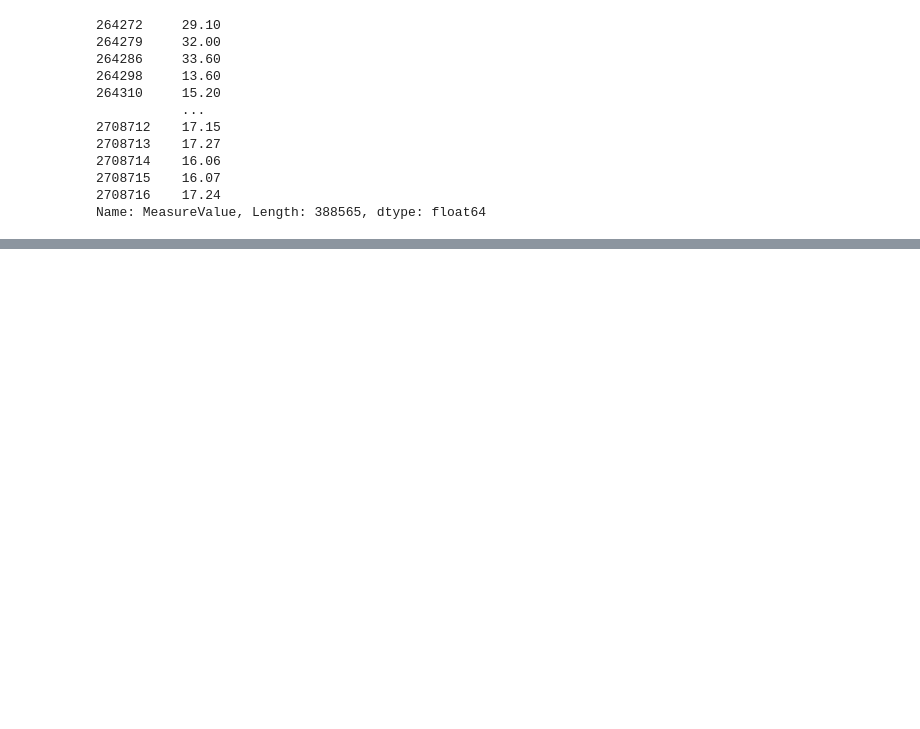
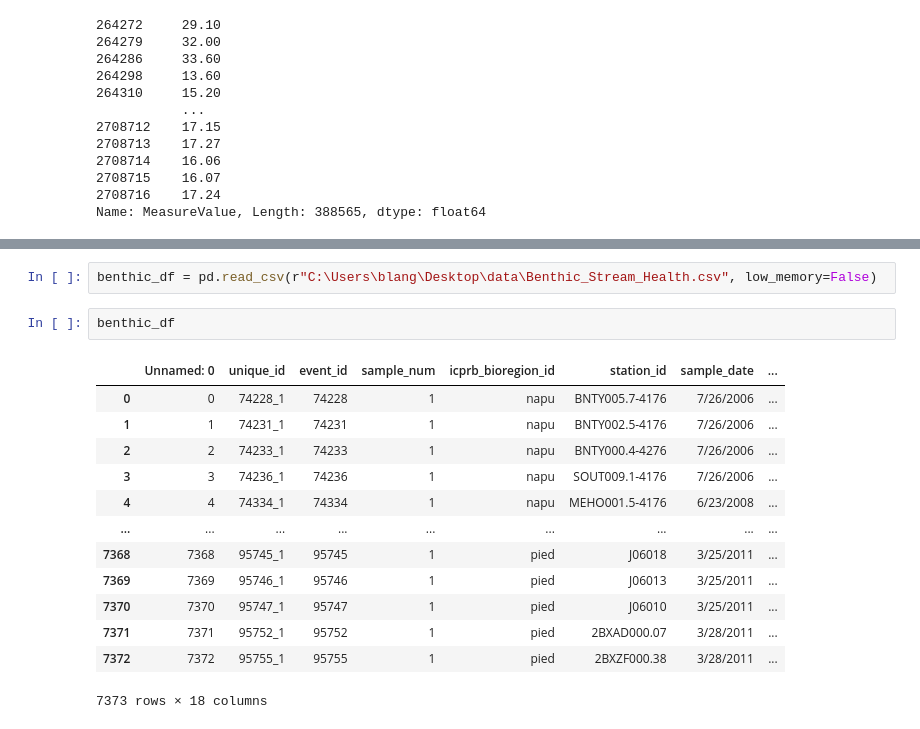
Before and after one commit to Bryan-Lange/Hack-the-Bay-Project, a Jupyter notebook: notebooks/dataload.ipynb, the cells around one changed output, grey strips where cells are left out. Saved outputs shown, nothing was run; the diff lists cells and outputs as text; blank space fills up the shorter version.

```diff
--- a/notebooks/dataload.ipynb
+++ b/notebooks/dataload.ipynb
@@ -252,0 +301,18 @@ Name: MeasureValue, Length: 388565, dtype: float64
+# %%
+benthic_df = pd.read_csv(r"C:\Users\blang\Desktop\data\Benthic_Stream_Health.csv", low_memory=False)
+# %%
+benthic_df
+# %% [output]
+|  | Unnamed: 0 | unique_id | event_id | sample_num | icprb_bioregion_id | station_id | sample_date | ... |
+| 0 | 0 | 74228_1 | 74228 | 1 | napu | BNTY005.7-4176 | 7/26/2006 | ... |
+| 1 | 1 | 74231_1 | 74231 | 1 | napu | BNTY002.5-4176 | 7/26/2006 | ... |
+| 2 | 2 | 74233_1 | 74233 | 1 | napu | BNTY000.4-4276 | 7/26/2006 | ... |
+| 3 | 3 | 74236_1 | 74236 | 1 | napu | SOUT009.1-4176 | 7/26/2006 | ... |
+| 4 | 4 | 74334_1 | 74334 | 1 | napu | MEHO001.5-4176 | 6/23/2008 | ... |
+| ... | ... | ... | ... | ... | ... | ... | ... | ... |
+| 7368 | 7368 | 95745_1 | 95745 | 1 | pied | J06018 | 3/25/2011 | ... |
+| 7369 | 7369 | 95746_1 | 95746 | 1 | pied | J06013 | 3/25/2011 | ... |
+| 7370 | 7370 | 95747_1 | 95747 | 1 | pied | J06010 | 3/25/2011 | ... |
+| 7371 | 7371 | 95752_1 | 95752 | 1 | pied | 2BXAD000.07 | 3/28/2011 | ... |
+| 7372 | 7372 | 95755_1 | 95755 | 1 | pied | 2BXZF000.38 | 3/28/2011 | ... |
+7373 rows × 18 columns
```
Also changed, not shown: parts of 12 cells of this notebook.
